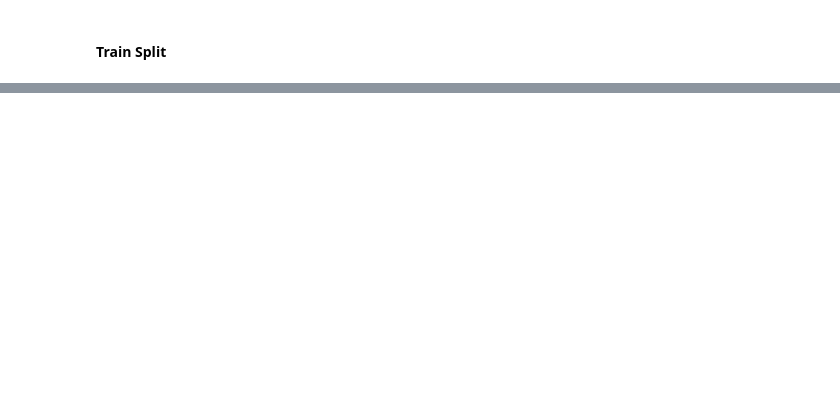
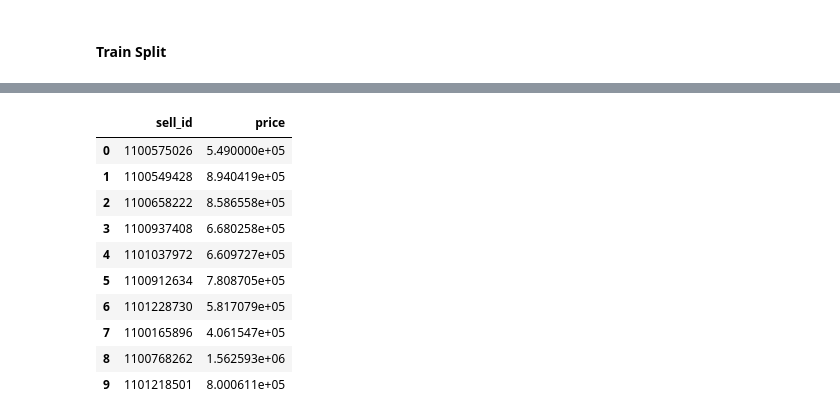
Before and after one commit to LudmilaGR/SF_DSPR_28_Gil, a Jupyter notebook: module_6/[SF-DST Car Price Prediction] Modelling DSPR-28 .ipynb, the cells around one changed output, grey strips where cells are left out. Saved outputs shown, nothing was run; the diff lists cells and outputs as text; code cells hidden in the pictures; blank space fills up the shorter version.

```diff
--- a/module_6/[SF-DST Car Price Prediction] Modelling DSPR-28 .ipynb
+++ b/module_6/[SF-DST Car Price Prediction] Modelling DSPR-28 .ipynb
@@ -3347,0 +771,5 @@ sample_submission.head(10)
+# %%
+etr = ExtraTreesRegressor(random_state = RANDOM_SEED)
+
+# best_rfr.fit(X_train, y_train)
+etr.fit(X_train, np.log(y_train))
@@ -3347,0 +780,6 @@ sample_submission.head(10)
+# %%
+bagg_etr = BaggingRegressor(etr, n_jobs=1, random_state=RANDOM_SEED)
+bagg_etr.fit(X_train, np.log(y_train))
+predict_bagg_etr = np.exp(bagg_etr.predict(X_test))
+print(
+    f"Точность модели по метрике MAPE с логтаргетом: {(mape(y_test, predict_bagg_etr))*100:0.2f}%")
@@ -3347,0 +790,6 @@ sample_submission.head(10)
+# %%
+bagg_etr = BaggingRegressor(etr, n_jobs=1, n_estimators = 3, random_state=RANDOM_SEED)
+bagg_etr.fit(X_train, np.log(y_train))
+predict_bagg_etr = np.exp(bagg_etr.predict(X_test))
+print(
+    f"Точность модели по метрике MAPE с логтаргетом: {(mape(y_test, predict_bagg_etr))*100:0.2f}%")
@@ -3347,0 +798,2 @@ sample_submission.head(10)
+# %%
+predict_submission = np.exp(bagg_etr.predict(X_sub))
@@ -3347,0 +873,18 @@ sample_submission.head(10)
+# %%
+#predict_submission = np.exp(best_etr.predict(X_sub))
+
+sample_submission['price'] = predict_submission
+sample_submission.to_csv(f'submission_2_v{VERSION+3}.csv', index=False)
+sample_submission.head(10)
+# %% [output]
+|  | sell_id | price |
+| 0 | 1100575026 | 5.490000e+05 |
+| 1 | 1100549428 | 8.940419e+05 |
+| 2 | 1100658222 | 8.586558e+05 |
+| 3 | 1100937408 | 6.680258e+05 |
+| 4 | 1101037972 | 6.609727e+05 |
+| 5 | 1100912634 | 7.808705e+05 |
+| 6 | 1101228730 | 5.817079e+05 |
+| 7 | 1100165896 | 4.061547e+05 |
+| 8 | 1100768262 | 1.562593e+06 |
+| 9 | 1101218501 | 8.000611e+05 |
```
Also changed, not shown: parts of 576 cells of this notebook, 3 other files.
